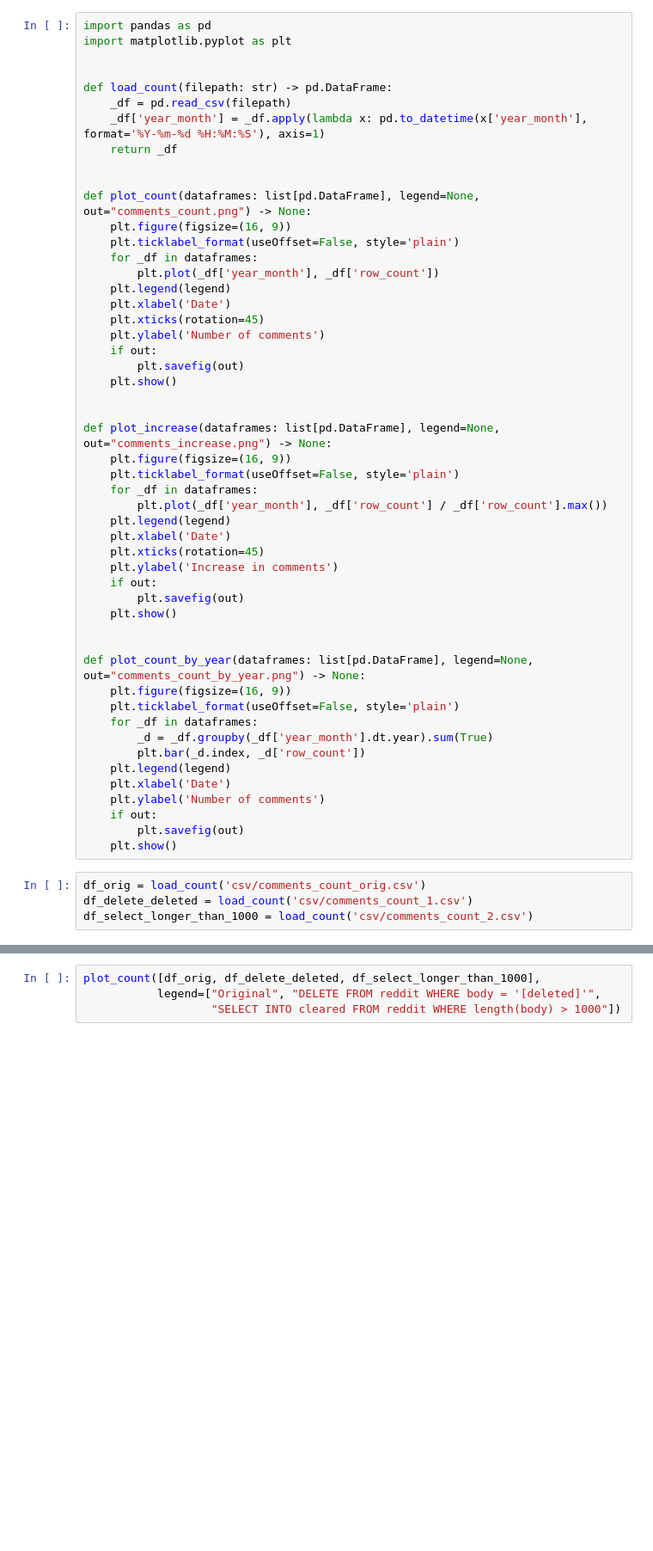
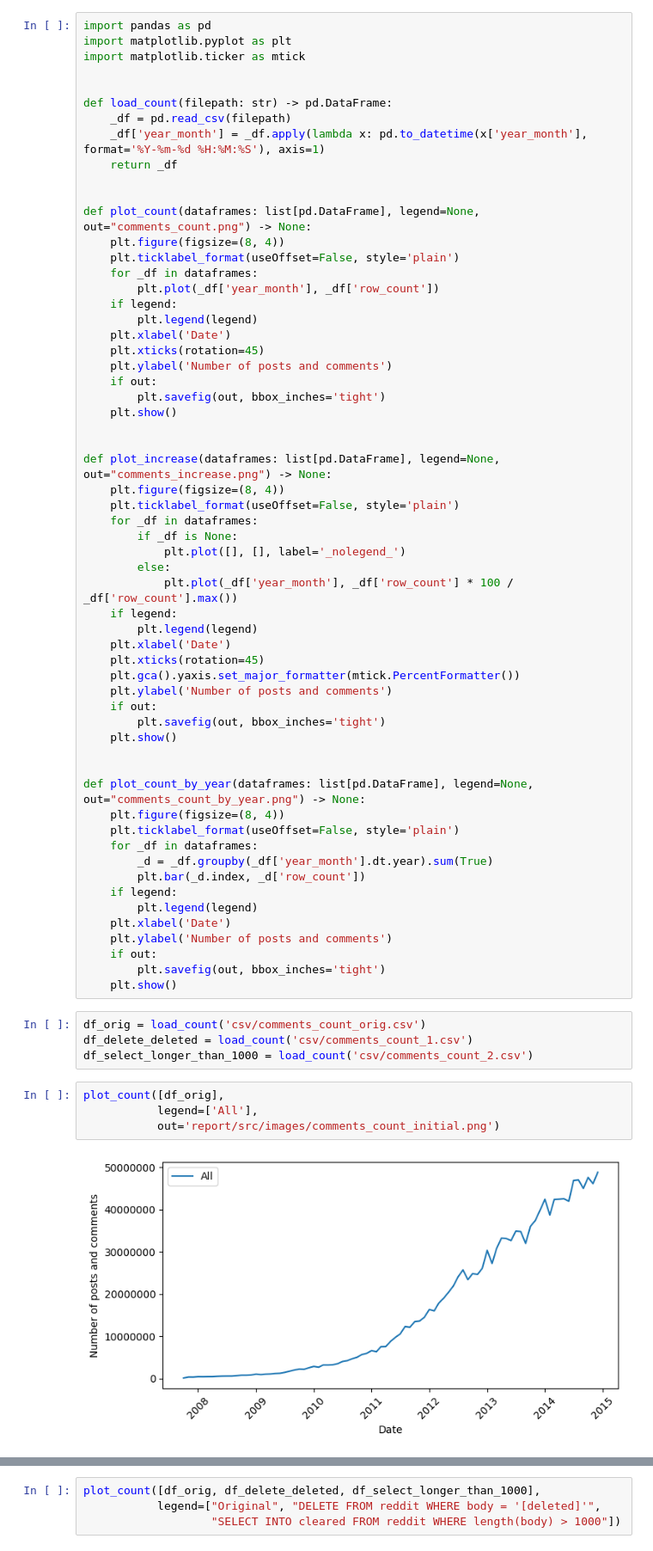
Before and after one commit to sokoloowski/adm, a Jupyter notebook: comments_count.ipynb, the cells around one changed output, grey strips where cells are left out. Shown: that part at 86% size. Cells and saved outputs as stored; diff of their text form; blank space fills up the shorter version.

Commit message:
Minor fixes for report purposes

```diff
--- a/comments_count.ipynb
+++ b/comments_count.ipynb
@@ -1,6 +1,7 @@
 # %%
 import pandas as pd
 import matplotlib.pyplot as plt
+import matplotlib.ticker as mtick
 
 
 def load_count(filepath: str) -> pd.DataFrame:
@@ -10,46 +11,59 @@ def load_count(filepath: str) -> pd.DataFrame:
 
 
 def plot_count(dataframes: list[pd.DataFrame], legend=None, out="comments_count.png") -> None:
-    plt.figure(figsize=(16, 9))
+    plt.figure(figsize=(8, 4))
     plt.ticklabel_format(useOffset=False, style='plain')
     for _df in dataframes:
         plt.plot(_df['year_month'], _df['row_count'])
-    plt.legend(legend)
+    if legend:
+        plt.legend(legend)
     plt.xlabel('Date')
     plt.xticks(rotation=45)
-    plt.ylabel('Number of comments')
+    plt.ylabel('Number of posts and comments')
     if out:
-        plt.savefig(out)
+        plt.savefig(out, bbox_inches='tight')
     plt.show()
 
 
 def plot_increase(dataframes: list[pd.DataFrame], legend=None, out="comments_increase.png") -> None:
-    plt.figure(figsize=(16, 9))
+    plt.figure(figsize=(8, 4))
     plt.ticklabel_format(useOffset=False, style='plain')
     for _df in dataframes:
-        plt.plot(_df['year_month'], _df['row_count'] / _df['row_count'].max())
-    plt.legend(legend)
+        if _df is None:
+            plt.plot([], [], label='_nolegend_')
+        else:
+            plt.plot(_df['year_month'], _df['row_count'] * 100 / _df['row_count'].max())
+    if legend:
+        plt.legend(legend)
     plt.xlabel('Date')
     plt.xticks(rotation=45)
-    plt.ylabel('Increase in comments')
+    plt.gca().yaxis.set_major_formatter(mtick.PercentFormatter())
+    plt.ylabel('Number of posts and comments')
     if out:
-        plt.savefig(out)
+        plt.savefig(out, bbox_inches='tight')
     plt.show()
 
 
 def plot_count_by_year(dataframes: list[pd.DataFrame], legend=None, out="comments_count_by_year.png") -> None:
-    plt.figure(figsize=(16, 9))
+    plt.figure(figsize=(8, 4))
     plt.ticklabel_format(useOffset=False, style='plain')
     for _df in dataframes:
         _d = _df.groupby(_df['year_month'].dt.year).sum(True)
         plt.bar(_d.index, _d['row_count'])
-    plt.legend(legend)
+    if legend:
+        plt.legend(legend)
     plt.xlabel('Date')
-    plt.ylabel('Number of comments')
+    plt.ylabel('Number of posts and comments')
     if out:
-        plt.savefig(out)
+        plt.savefig(out, bbox_inches='tight')
     plt.show()
 # %%
 df_orig = load_count('csv/comments_count_orig.csv')
 df_delete_deleted = load_count('csv/comments_count_1.csv')
 df_select_longer_than_1000 = load_count('csv/comments_count_2.csv')
+# %%
+plot_count([df_orig],
+           legend=['All'],
+           out='report/src/images/comments_count_initial.png')
+# %% [output]
+[figure, added]
```
Also changed, not shown: parts of 3 cells of this notebook.
